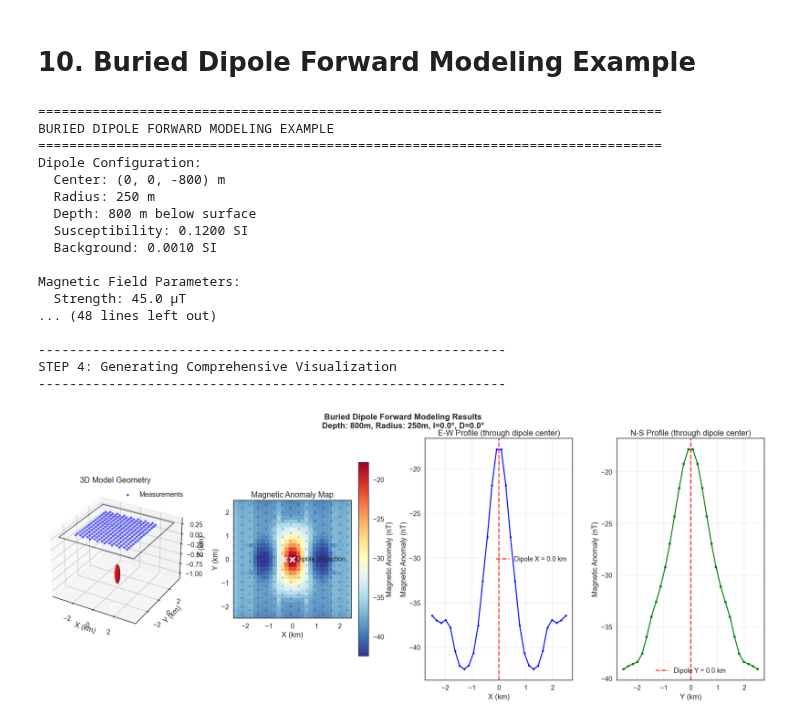
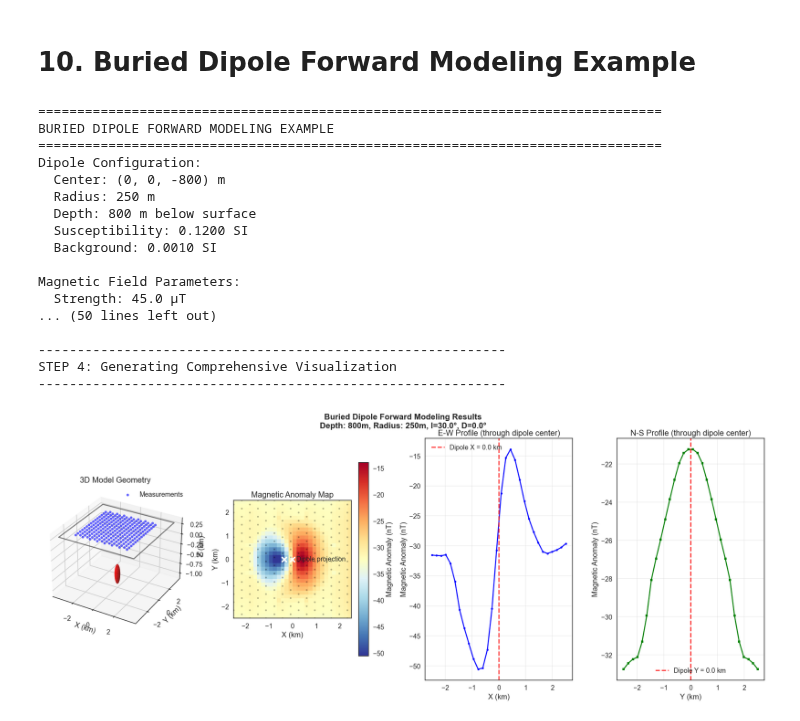
Before and after one commit to terranigma-solutions/Mineye-Terranigma, a Jupyter notebook: GeoModel/Geophysical_Forward_Modelling/forward_modelling_magnetics.ipynb, the cells around one changed output. Cells and saved outputs as stored; diff of their text form; code cells hidden in the pictures.

```diff
--- a/GeoModel/Geophysical_Forward_Modelling/forward_modelling_magnetics.ipynb
+++ b/GeoModel/Geophysical_Forward_Modelling/forward_modelling_magnetics.ipynb
@@ -266,31 +261,31 @@ importlib.reload(examples);
 # %%
 results_experiment = examples.buried_dipole_forward_modeling_example(
     dipole_center=(0, 0, -800),  # 800 metres depth
     dipole_radius=250,
     dipole_susceptibility=0.12,
     survey_elevation=0,
     survey_resolution=(30, 30),
     model_resolution=(36, 36, 24),
-    magnetic_field_params={'B_ext': 45e-6, 'incl': 0, 'decl': 0.0},
+    magnetic_field_params={'B_ext': 45e-6, 'incl': 30, 'decl': 0.0},
     cutoff_distance=2000.0,
     save_results=False
 )
 # %% [output]
 ================================================================================
 BURIED DIPOLE FORWARD MODELING EXAMPLE
 ================================================================================
 Dipole Configuration:
   Center: (0, 0, -800) m
   Radius: 250 m
   Depth: 800 m below surface
   Susceptibility: 0.1200 SI
   Background: 0.0010 SI
 
 Magnetic Field Parameters:
   Strength: 45.0 µT
-... (48 lines left out)
+... (50 lines left out)
 
 ------------------------------------------------------------
 STEP 4: Generating Comprehensive Visualization
 ------------------------------------------------------------
-[figure, old version]
+[figure, new version]
```
Also changed, not shown: parts of 5 cells of this notebook, 2 other files.
